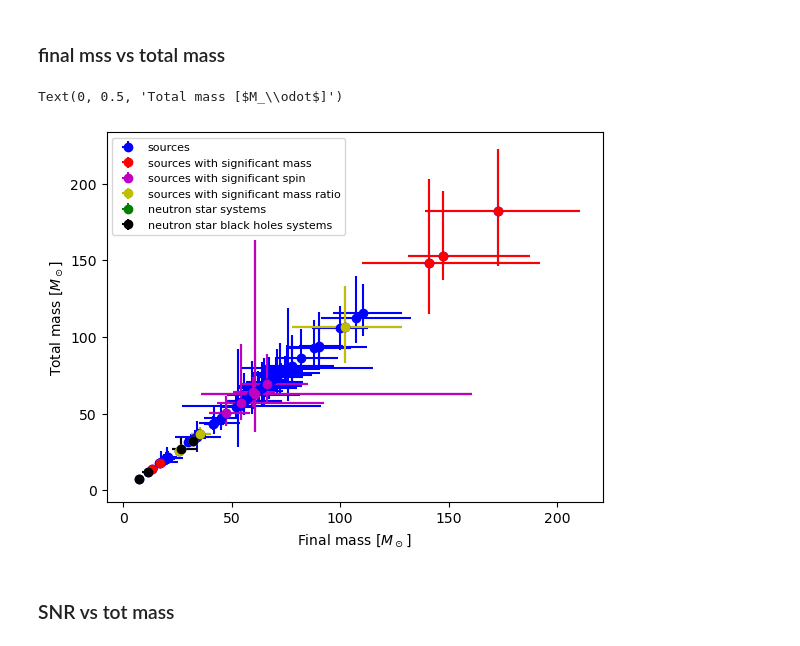
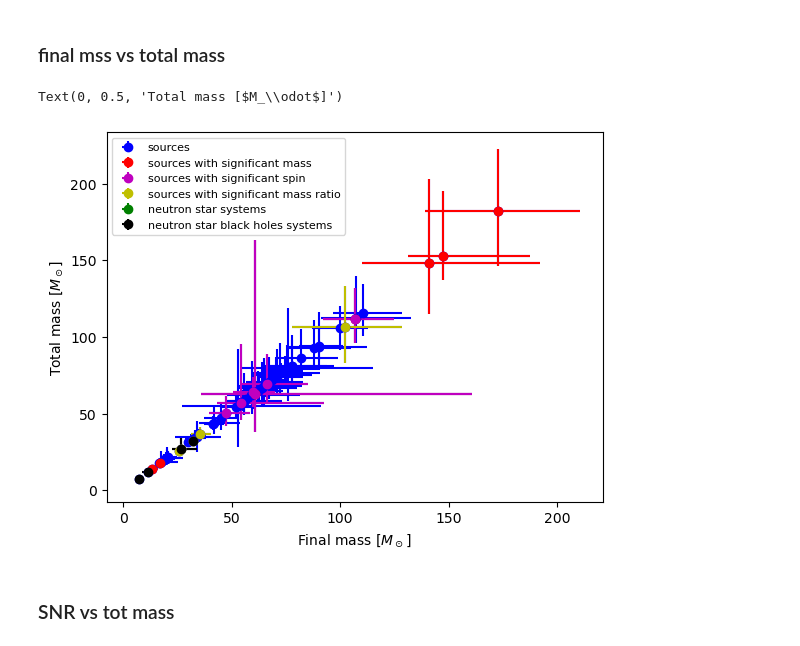
Before and after one commit to Sareva00/LIGO-project, a Jupyter notebook: properties.ipynb, the cells around one changed output. Saved outputs shown, nothing was run; the diff lists cells and outputs as text; code cells hidden in the pictures.

```diff
--- a/properties.ipynb
+++ b/properties.ipynb
@@ -424,13 +424,13 @@ plt.vlines(x=30, ymin = -1, ymax= 1)
 # %% [markdown]
 ### final mss vs total mass
 # %%
-graph("final_mass", "total_mass", "final_mass_source_lw", "final_mass_up", "total_mass_lw", "total_mass_up")
+graph("final_mass", "total_mass", "final_mass_lw", "final_mass_up", "total_mass_lw", "total_mass_up")
 
 plt.xlabel ('Final mass [$M_\odot$]')
 plt.ylabel ('Total mass [$M_\odot$]')
 # %% [output]
 Text(0, 0.5, 'Total mass [$M_\\odot$]')
-[figure, old version]
+[figure, new version]
 # %% [markdown]
 ### SNR vs tot mass
 # %%
```
Also changed, not shown: parts of 16 cells of this notebook, 1 other file.
